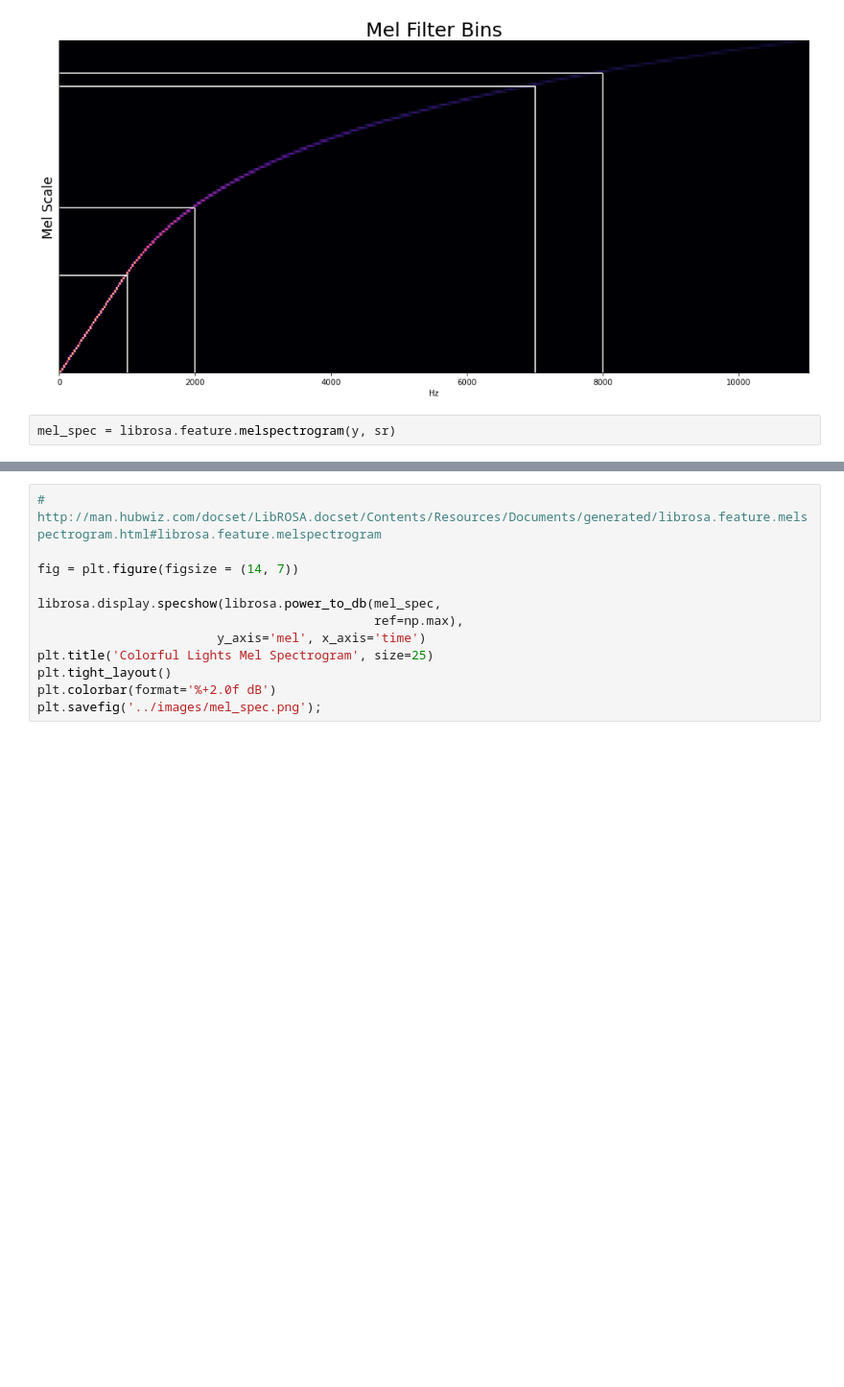
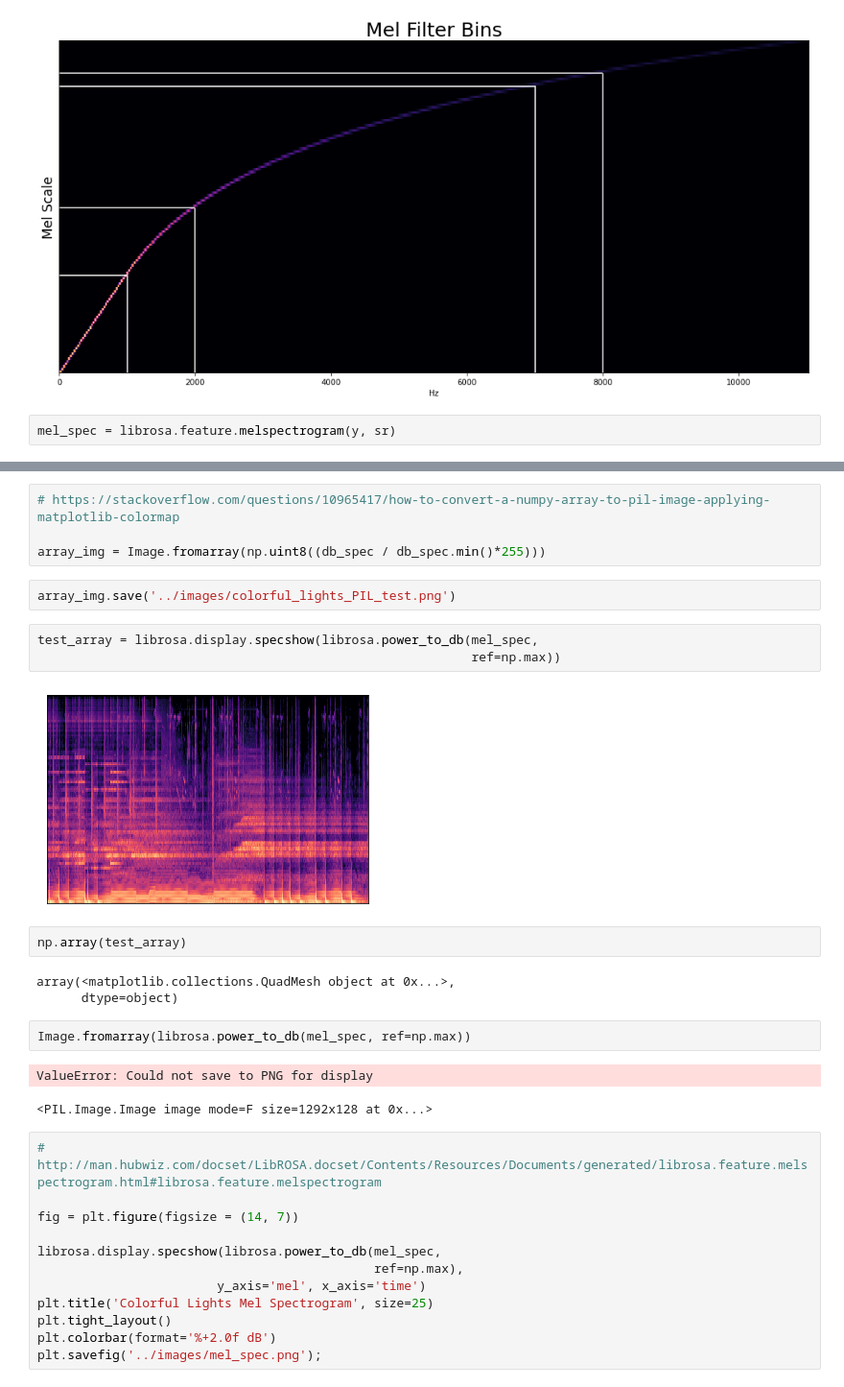
Before and after one commit to Lucas-Courant/predicting_audio_genre, a Jupyter notebook: Code/librosa_playground.ipynb, the cells around one changed output, grey strips where cells are left out. Shown at 96% size. Cells and saved outputs as stored; diff of their text form; blank space fills up the shorter version.

```diff
--- a/Code/librosa_playground.ipynb
+++ b/Code/librosa_playground.ipynb
@@ -62,3 +93,24 @@ mel_spec = librosa.feature.melspectrogram(y, sr)
+# %%
+# https://stackoverflow.com/questions/10965417/how-to-convert-a-numpy-array-to-pil-image-applying-matplotlib-colormap
+
+array_img = Image.fromarray(np.uint8((db_spec / db_spec.min()*255)))
+# %%
+array_img.save('../images/colorful_lights_PIL_test.png')
+# %%
+test_array = librosa.display.specshow(librosa.power_to_db(mel_spec,
+                                                          ref=np.max))
+# %% [output]
+[figure, added]
+# %%
+np.array(test_array)
+# %% [output]
+array(<matplotlib.collections.QuadMesh object at 0x...>,
+      dtype=object)
+# %%
+Image.fromarray(librosa.power_to_db(mel_spec, ref=np.max))
+# %% [output]
+ValueError: Could not save to PNG for display
+<PIL.Image.Image image mode=F size=1292x128 at 0x...>
 # %%
 # http://man.hubwiz.com/docset/LibROSA.docset/Contents/Resources/Documents/generated/librosa.feature.melspectrogram.html#librosa.feature.melspectrogram
 
```
Also changed, not shown: parts of 6 cells of this notebook, 2 other files.
